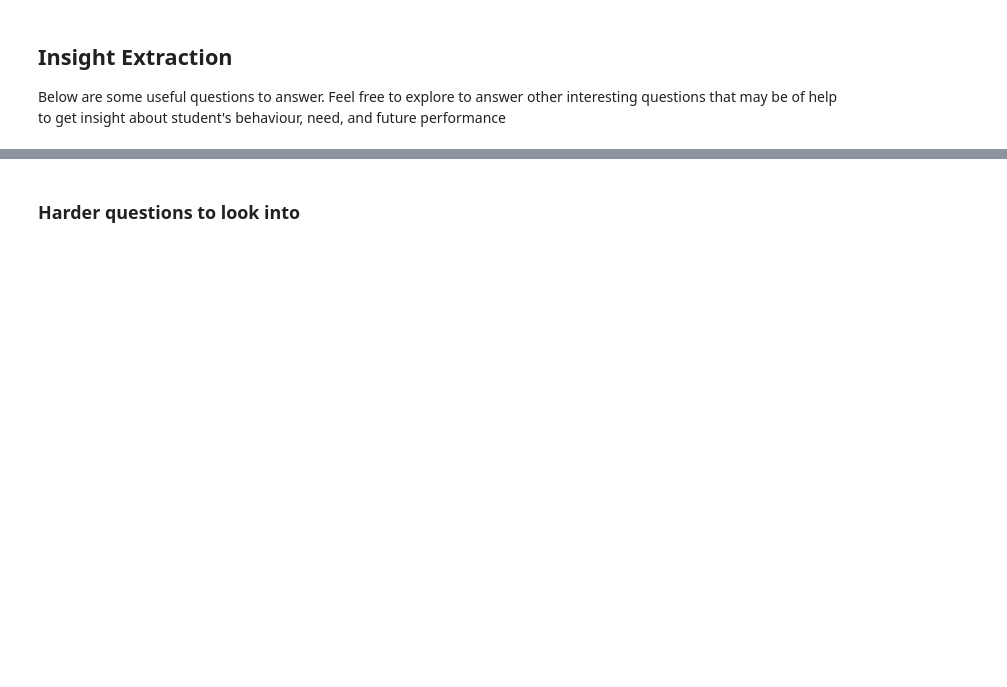
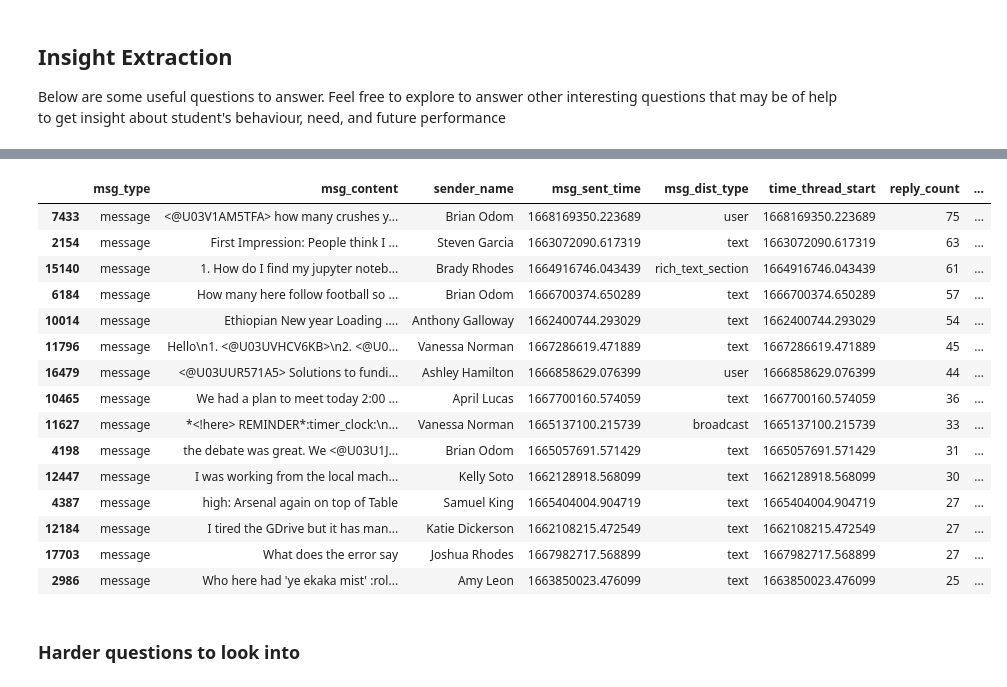
Before and after one commit to YOFTAHEGIZ/Slack-data-analysis, a Jupyter notebook: notebooks/parse_slack_data.ipynb, the cells around one changed output, grey strips where cells are left out. Drawn from its saved outputs; the diff is of its cells as text; code cells hidden in the pictures; blank space fills up the shorter version.

```diff
--- a/notebooks/parse_slack_data.ipynb
+++ b/notebooks/parse_slack_data.ipynb
@@ -320,6 +388,29 @@ ModuleNotFoundError: No module named 'src'
 # Model topics mentioned in the channel
 # %%
 # What are the topics that got the most reactions?
+def message_with_replies(data: dframe):
+    df = data.sort_values(by='reply_count', ascending=False)
+    return df
+# %%
+messages = message_with_replies(dframe)
+messages.head(15)
+# %% [output]
+|  | msg_type | msg_content | sender_name | msg_sent_time | msg_dist_type | time_thread_start | reply_count | ... |
+| 7433 | message | <@U03V1AM5TFA> how many crushes y... | Brian Odom | 1668169350.223689 | user | 1668169350.223689 | 75 | ... |
+| 2154 | message | First Impression: People think I ... | Steven Garcia | 1663072090.617319 | text | 1663072090.617319 | 63 | ... |
+| 15140 | message | 1. How do I find my jupyter noteb... | Brady Rhodes | 1664916746.043439 | rich_text_section | 1664916746.043439 | 61 | ... |
+| 6184 | message | How many here follow football so ... | Brian Odom | 1666700374.650289 | text | 1666700374.650289 | 57 | ... |
+| 10014 | message | Ethiopian New year Loading .... | Anthony Galloway | 1662400744.293029 | text | 1662400744.293029 | 54 | ... |
+| 11796 | message | Hello\n1. <@U03UVHCV6KB>\n2. <@U0... | Vanessa Norman | 1667286619.471889 | text | 1667286619.471889 | 45 | ... |
+| 16479 | message | <@U03UUR571A5> Solutions to fundi... | Ashley Hamilton | 1666858629.076399 | user | 1666858629.076399 | 44 | ... |
+| 10465 | message | We had a plan to meet today 2:00 ... | April Lucas | 1667700160.574059 | text | 1667700160.574059 | 36 | ... |
+| 11627 | message | *<!here> REMINDER*:timer_clock:\n... | Vanessa Norman | 1665137100.215739 | broadcast | 1665137100.215739 | 33 | ... |
+| 4198 | message | the debate was great. We <@U03U1J... | Brian Odom | 1665057691.571429 | text | 1665057691.571429 | 31 | ... |
+| 12447 | message | I was working from the local mach... | Kelly Soto | 1662128918.568099 | text | 1662128918.568099 | 30 | ... |
+| 4387 | message | high: Arsenal again on top of Table | Samuel King | 1665404004.904719 | text | 1665404004.904719 | 27 | ... |
+| 12184 | message | I tired the GDrive but it has man... | Katie Dickerson | 1662108215.472549 | text | 1662108215.472549 | 27 | ... |
+| 17703 | message | What does the error say | Joshua Rhodes | 1667982717.568899 | text | 1667982717.568899 | 27 | ... |
+| 2986 | message | Who here had 'ye ekaka mist' :rol... | Amy Leon | 1663850023.476099 | text | 1663850023.476099 | 25 | ... |
 # %% [markdown]
 ### Harder questions to look into
 # %%
```
Also changed, not shown: parts of 14 cells of this notebook.
